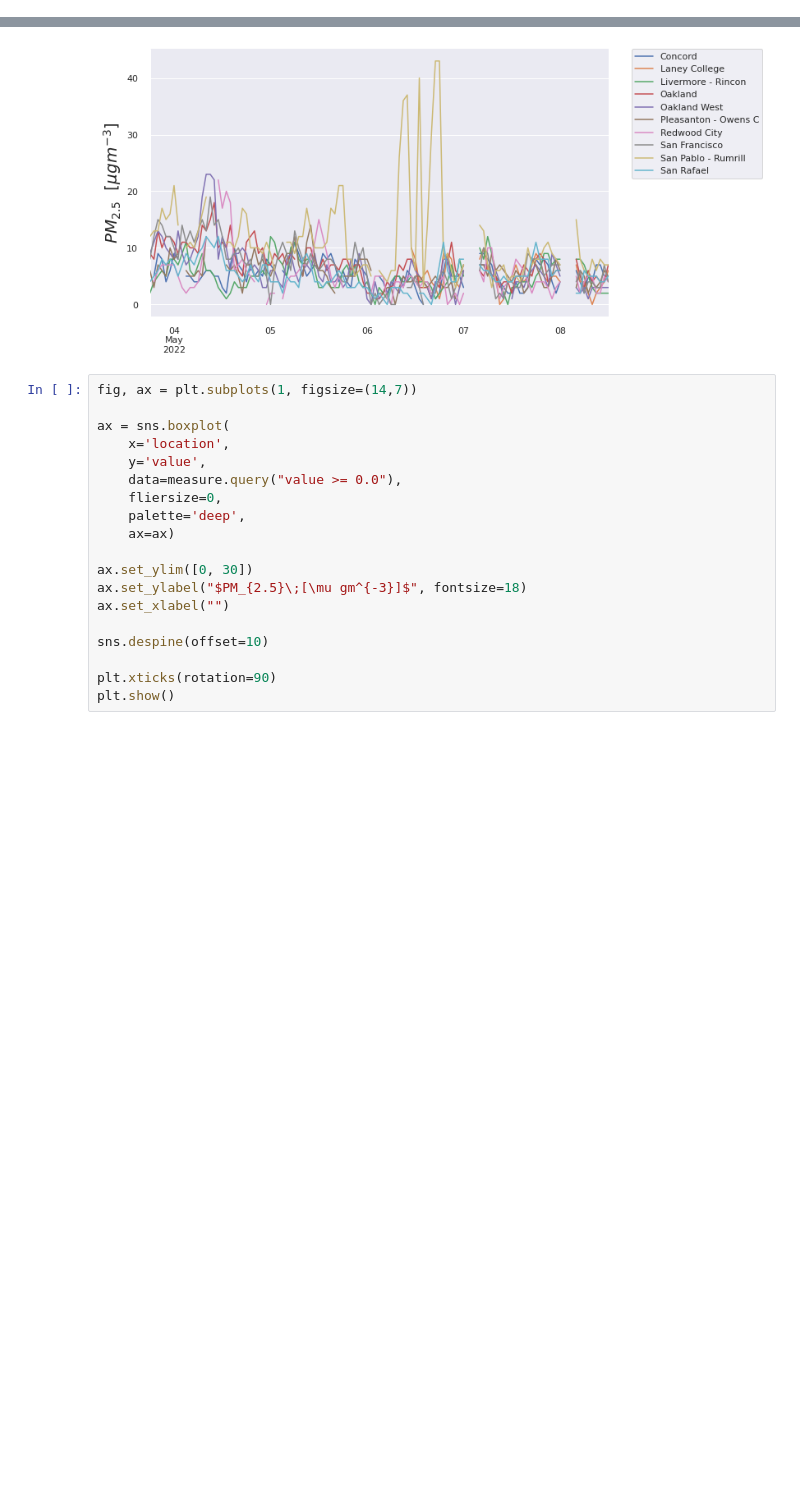
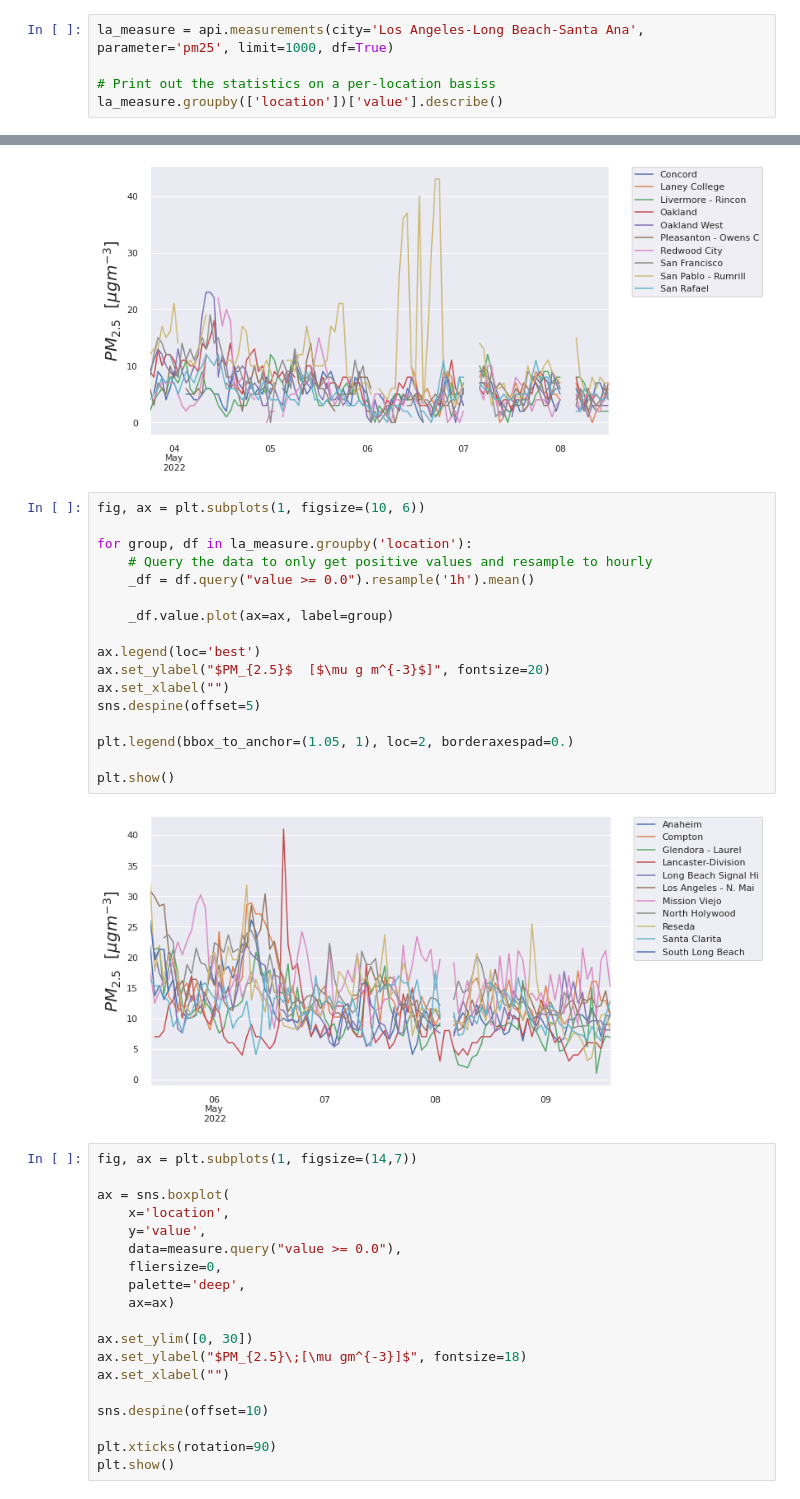
Before and after one commit to UCB-stat-159-s22/hw07-group13, a Jupyter notebook: ExplorationAndVisualization.ipynb, the cells around one changed output, grey strips where cells are left out. Drawn from its saved outputs; the diff is of its cells as text; blank space fills up the shorter version.

```diff
--- a/ExplorationAndVisualization.ipynb
+++ b/ExplorationAndVisualization.ipynb
@@ -70,0 +95,5 @@ measure.groupby(['location'])['value'].describe()
+# %%
+la_measure = api.measurements(city='Los Angeles-Long Beach-Santa Ana', parameter='pm25', limit=1000, df=True)
+
+# Print out the statistics on a per-location basiss
+la_measure.groupby(['location'])['value'].describe()
@@ -87,6 +130,25 @@ plt.legend(bbox_to_anchor=(1.05, 1), loc=2, borderaxespad=0.)
 plt.show()
 # %% [output]
 [figure]
+# %%
+fig, ax = plt.subplots(1, figsize=(10, 6))
+
+for group, df in la_measure.groupby('location'):
+    # Query the data to only get positive values and resample to hourly
+    _df = df.query("value >= 0.0").resample('1h').mean()
+
+    _df.value.plot(ax=ax, label=group)
+
+ax.legend(loc='best')
+ax.set_ylabel("$PM_{2.5}$  [$\mu g m^{-3}$]", fontsize=20)
+ax.set_xlabel("")
+sns.despine(offset=5)
+
+plt.legend(bbox_to_anchor=(1.05, 1), loc=2, borderaxespad=0.)
+
+plt.show()
+# %% [output]
+[figure, added]
 # %%
 fig, ax = plt.subplots(1, figsize=(14,7))
 
```
Also changed, not shown: parts of 10 cells of this notebook.
